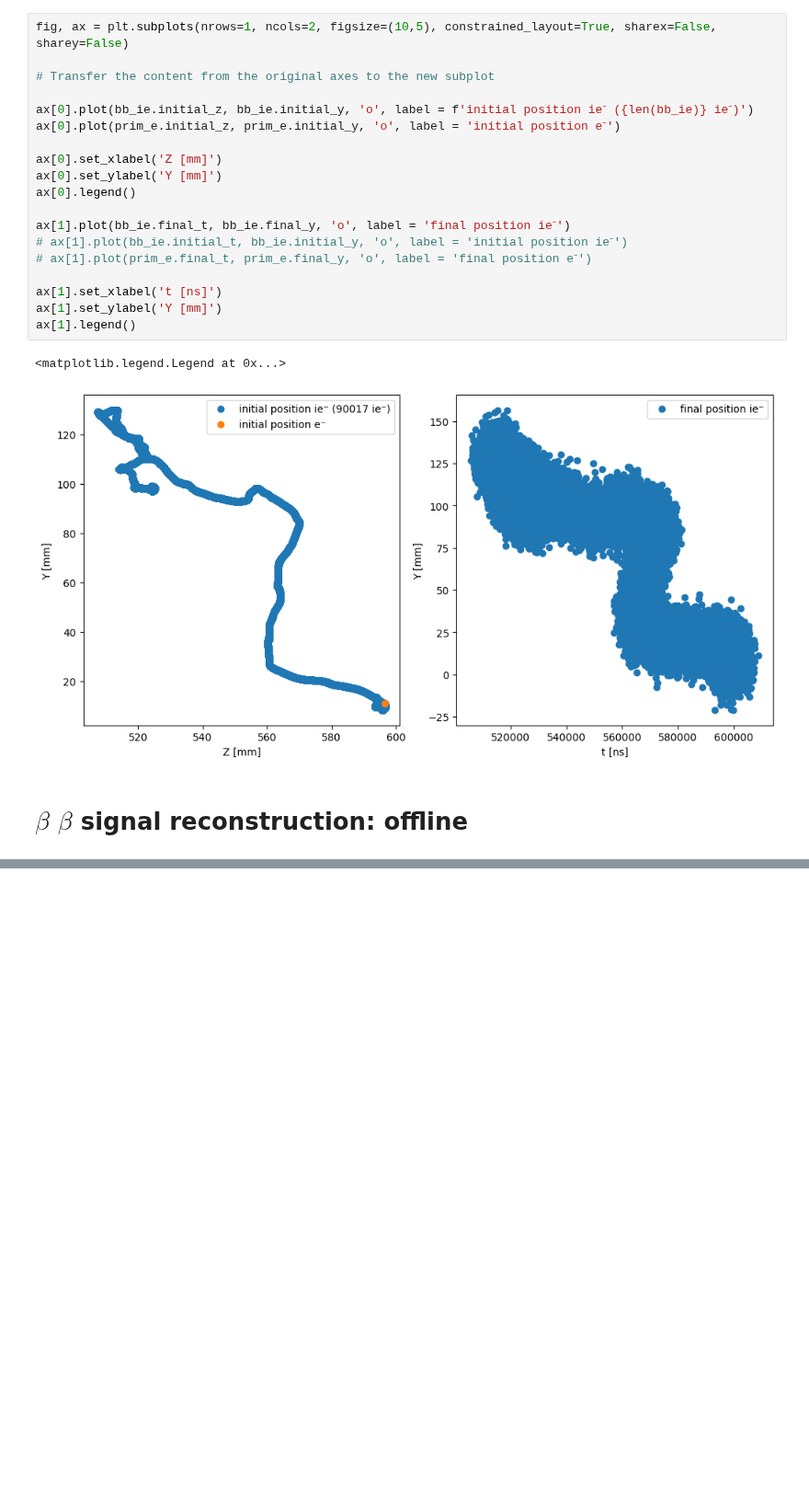
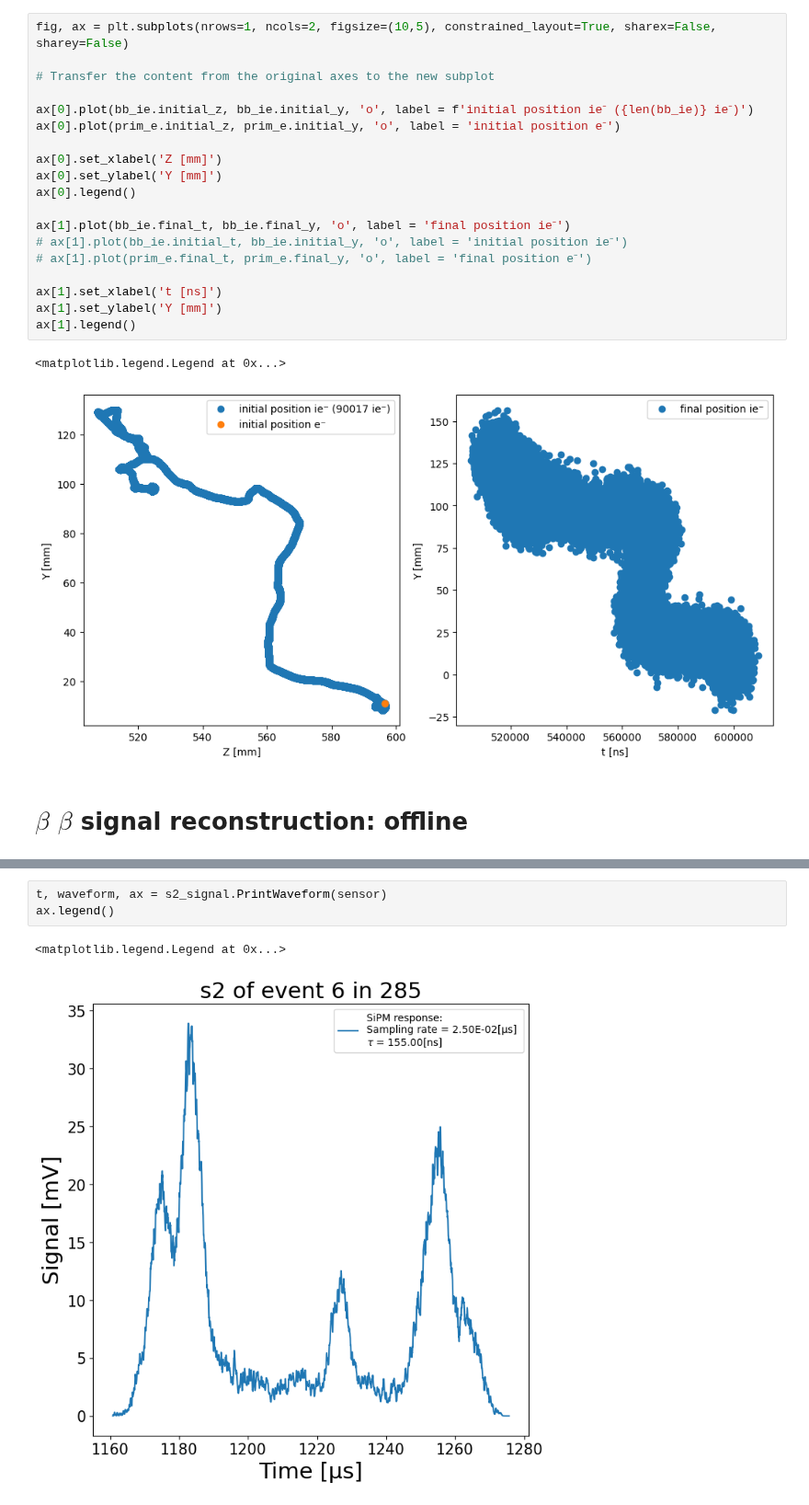
Before and after one commit to mariandbt/python, a Jupyter notebook: notebooks/20240521_TOYNOTEBOOK.ipynb, the cells around one changed output, grey strips where cells are left out. Shown at 92% size. Saved outputs shown, nothing was run; the diff lists cells and outputs as text; blank space fills up the shorter version.

```diff
--- a/notebooks/20240521_TOYNOTEBOOK.ipynb
+++ b/notebooks/20240521_TOYNOTEBOOK.ipynb
@@ -325,0 +348,6 @@ plt.plot(x, s2_signal.SignalShapedSampled)
+# %%
+t, waveform, ax = s2_signal.PrintWaveform(sensor)
+ax.legend()
+# %% [output]
+<matplotlib.legend.Legend at 0x...>
+[figure, added]
```
Also changed, not shown: parts of 21 cells of this notebook, 2 other files.
